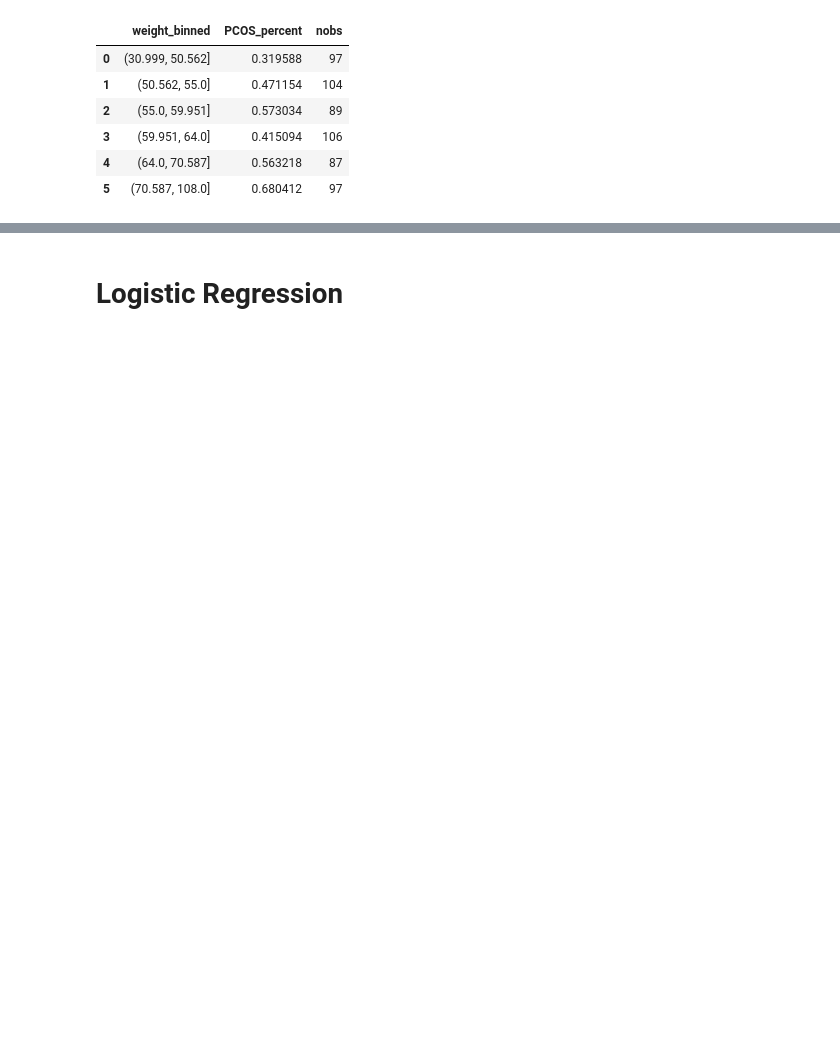
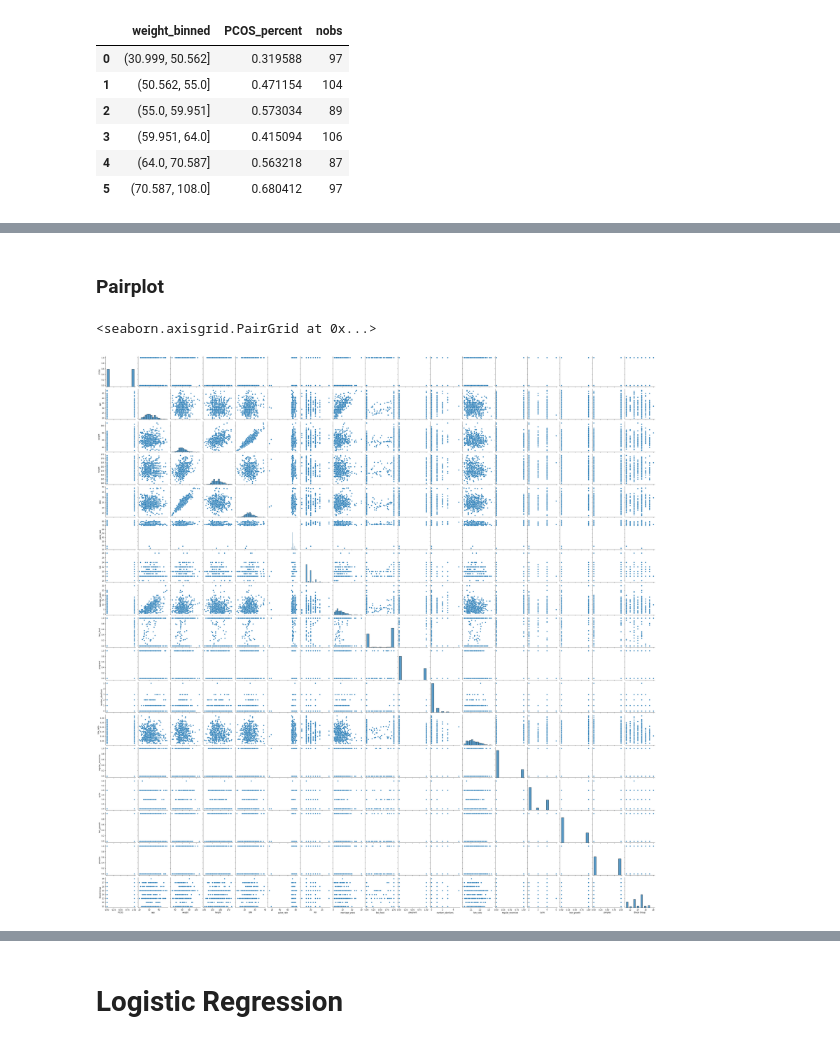
Before and after one commit to ericaez/STAT-303-2-Project, a Jupyter notebook: Project.ipynb, the cells around one changed output, grey strips where cells are left out. Cells and saved outputs as stored; diff of their text form; code cells hidden in the pictures; blank space fills up the shorter version.

```diff
--- a/Project.ipynb
+++ b/Project.ipynb
@@ -173,0 +198,7 @@ Text(0.5, 0, 'Weight_bin')
+# %% [markdown]
+### Pairplot
+# %%
+sns.pairplot(data)
+# %% [output]
+<seaborn.axisgrid.PairGrid at 0x...>
+[figure, added]
```
Also changed, not shown: parts of 97 cells of this notebook.
